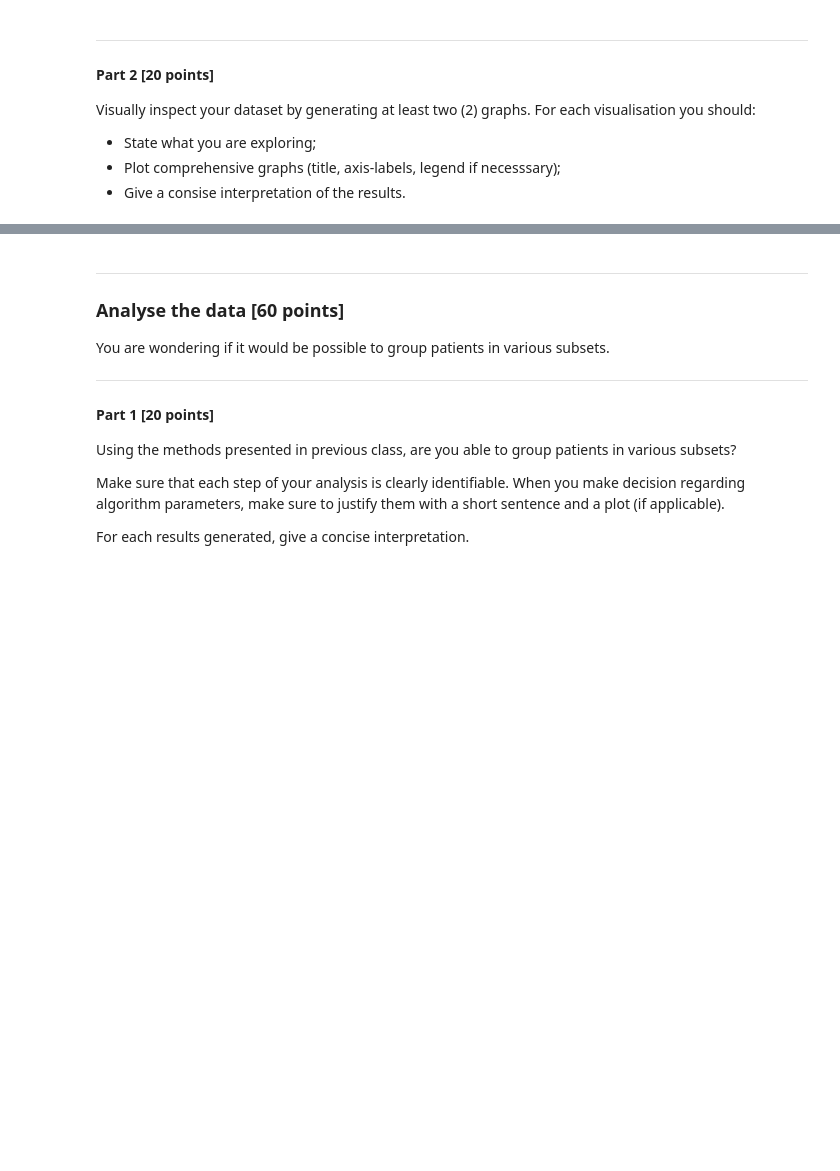
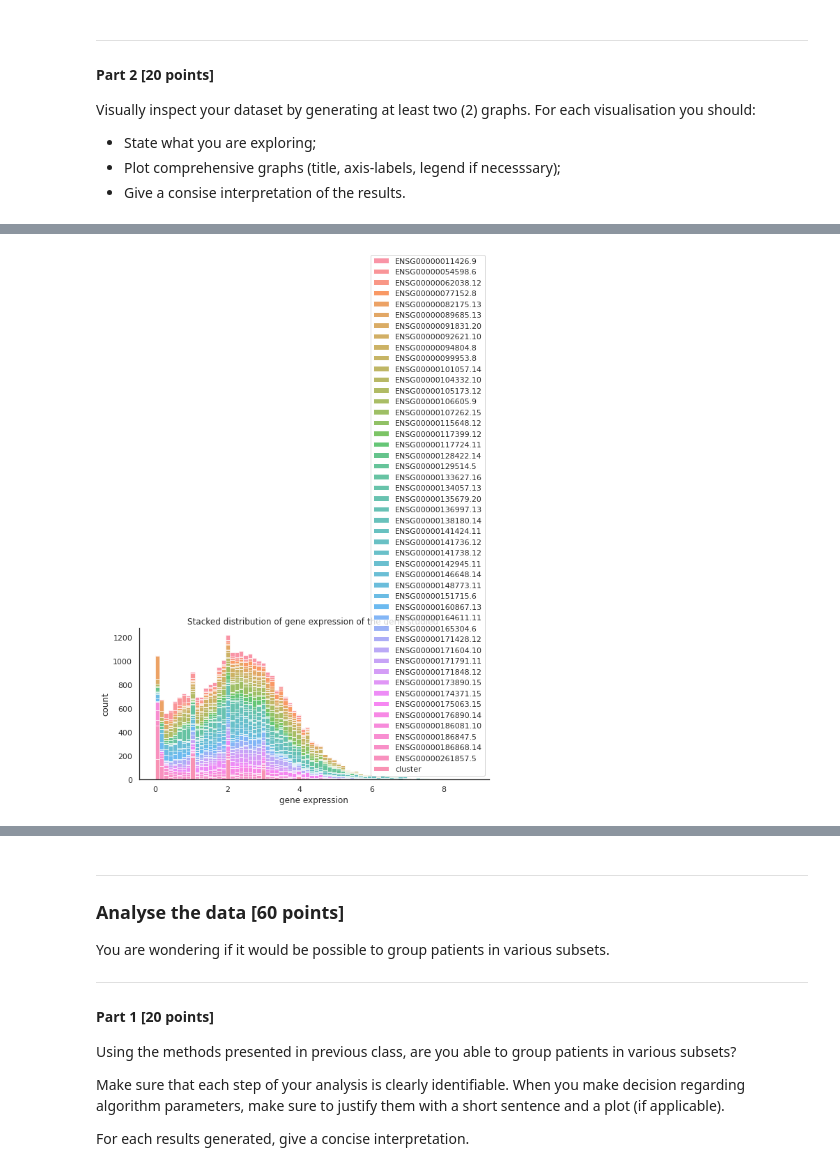
Before and after one commit to AngeliqueGallinari/BIM6065C, a Jupyter notebook: data_analysis_3.ipynb, the cells around one changed output, grey strips where cells are left out. Cells and saved outputs as stored; diff of their text form; code cells hidden in the pictures; blank space fills up the shorter version.

```diff
--- a/data_analysis_3.ipynb
+++ b/data_analysis_3.ipynb
@@ -335,0 +363,8 @@ SyntaxError: expression cannot contain assignment, perhaps you meant "=="? (1489
+# %%
+sns.histplot(dataframe, multiple="stack")
+plt.title("Stacked distribution of gene expression of the gene studied ")
+plt.xlabel("gene expression")
+plt.ylabel("count")
+sns.despine()
+# %% [output]
+[figure, added]
```
Also changed, not shown: parts of 24 cells of this notebook.
